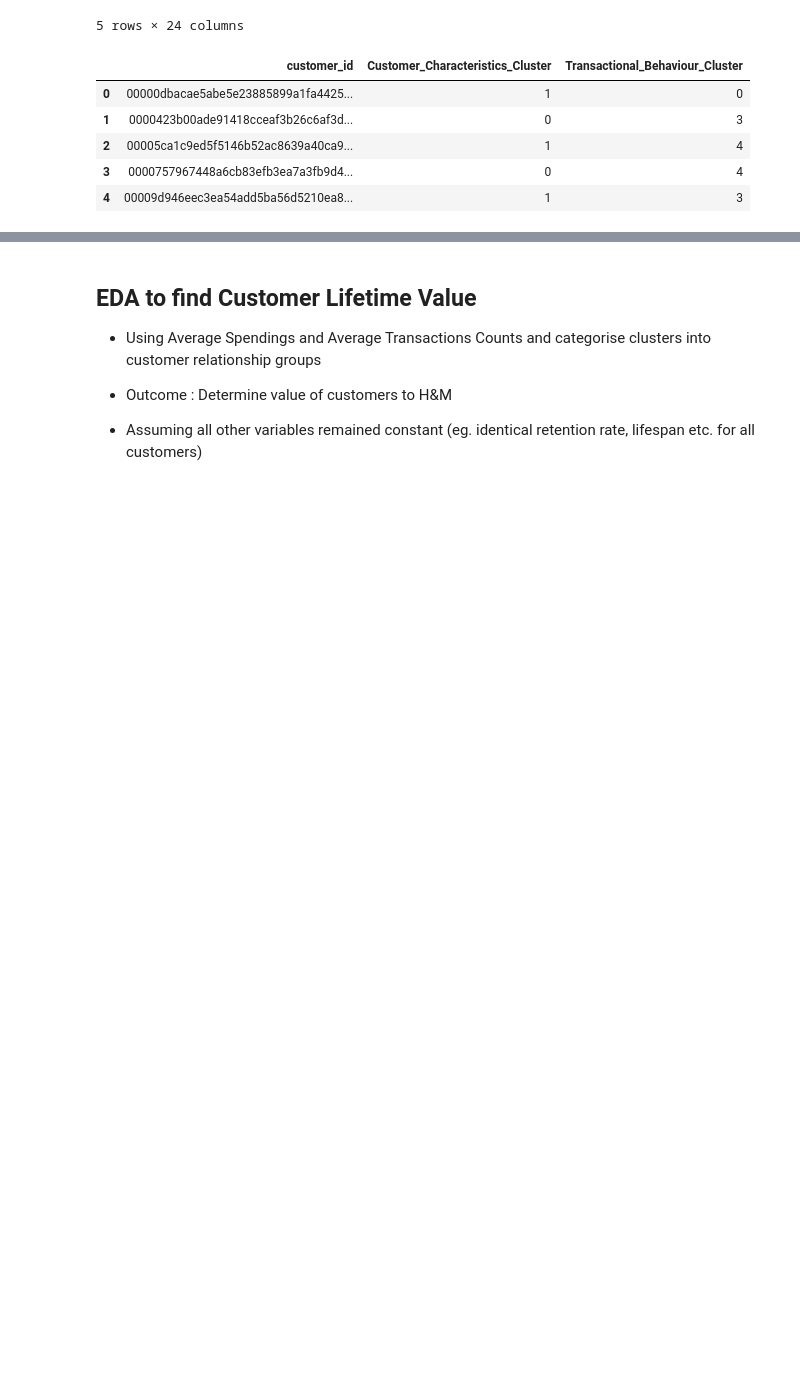
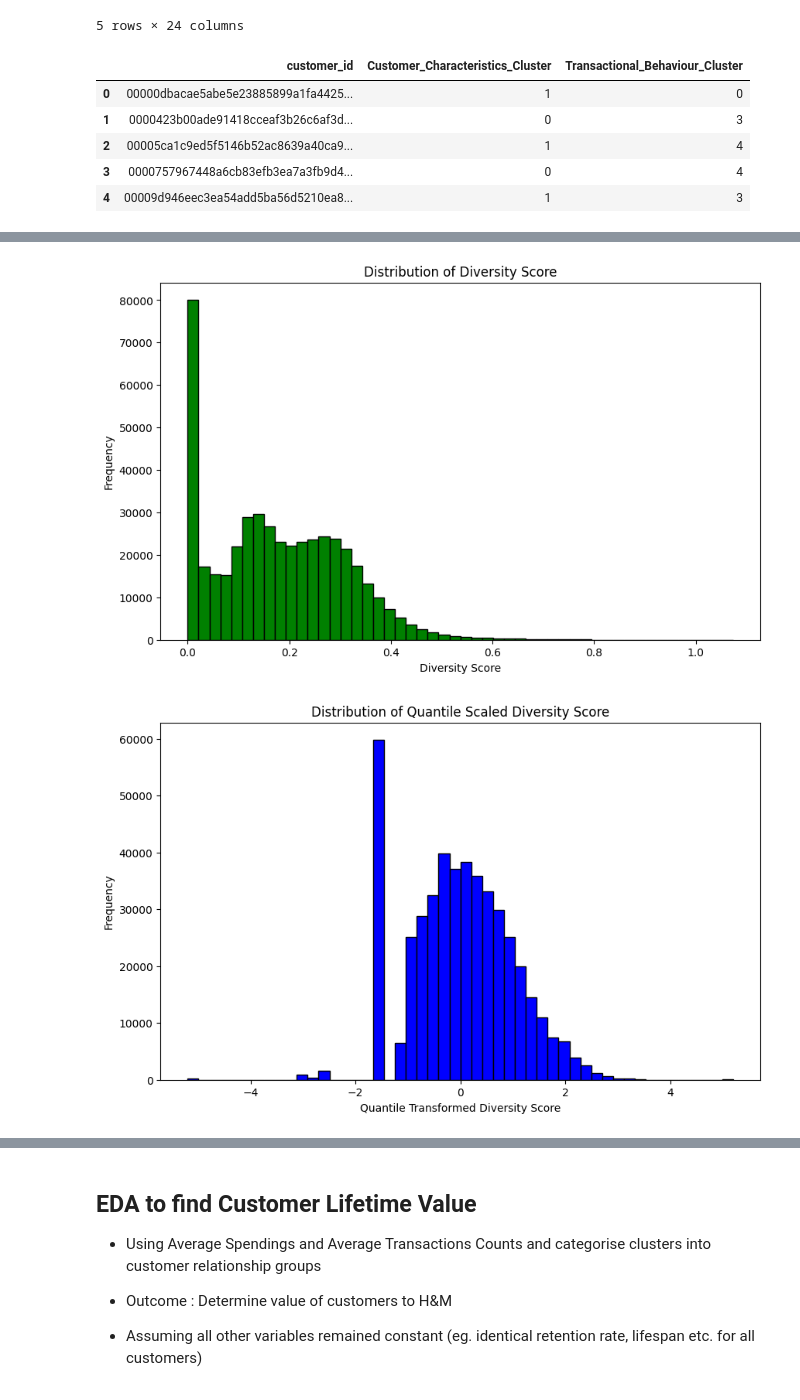
Before and after one commit to aldensiol/FashoReco, a Jupyter notebook: customer-segmentation.ipynb, the cells around one changed output, grey strips where cells are left out. Cells and saved outputs as stored; diff of their text form; code cells hidden in the pictures; blank space fills up the shorter version.

```diff
--- a/customer-segmentation.ipynb
+++ b/customer-segmentation.ipynb
@@ -415,0 +443,20 @@ df_c_train_fe_final.to_pickle(os.path.join(os.getcwd(),'data', 'df_c_train_cs.pk
+# %%
+# Plotting the histogram
+plt.figure(figsize=(10, 6))
+plt.hist(df_scaled['diversity_score'], bins=50, color='green', edgecolor='black')
+plt.title('Distribution of Diversity Score')
+plt.xlabel('Diversity Score')
+plt.ylabel('Frequency')
+plt.show()
+
+df_scaled['diversity_score_scaled'] = quantile_transformer.fit_transform(df_c_train_fe[['diversity_score']])
+
+plt.figure(figsize=(10, 6))
+plt.hist(df_scaled['diversity_score_scaled'], bins=50, color='blue', edgecolor='black')
+plt.title('Distribution of Quantile Scaled Diversity Score')
+plt.xlabel('Quantile Transformed Diversity Score')
+plt.ylabel('Frequency')
+plt.show()
+# %% [output]
+[figure, added]
+[figure, added]
```
Also changed, not shown: parts of 13 cells of this notebook.
